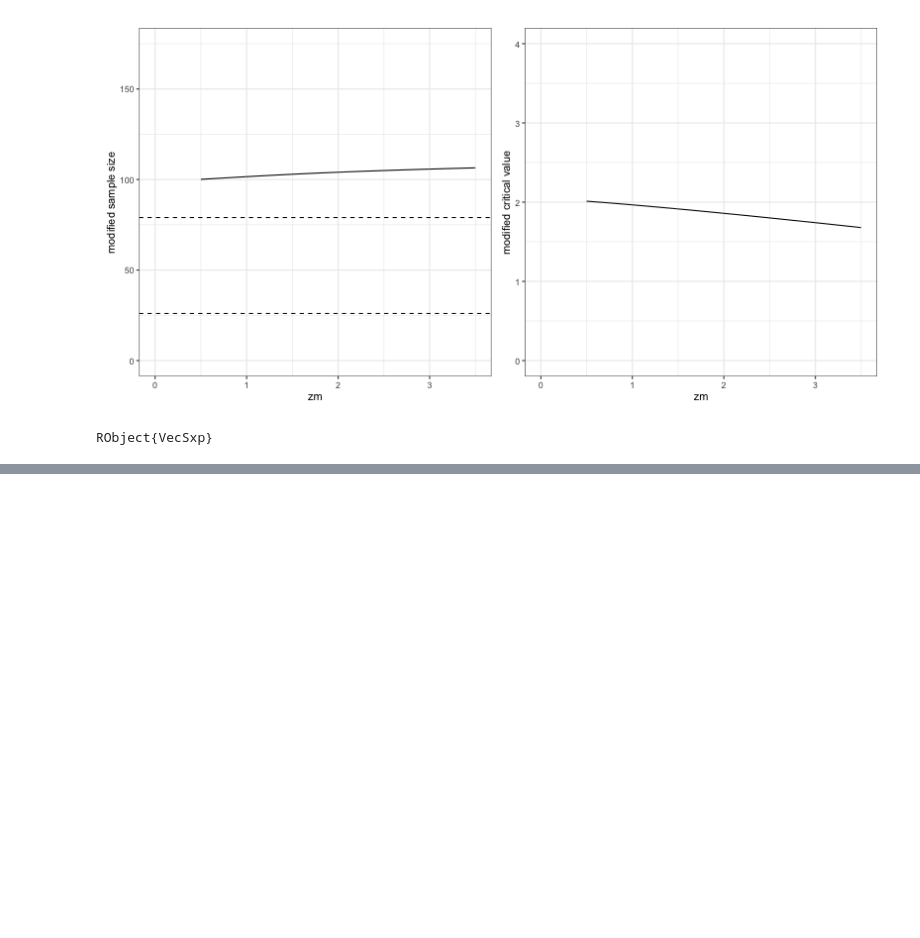
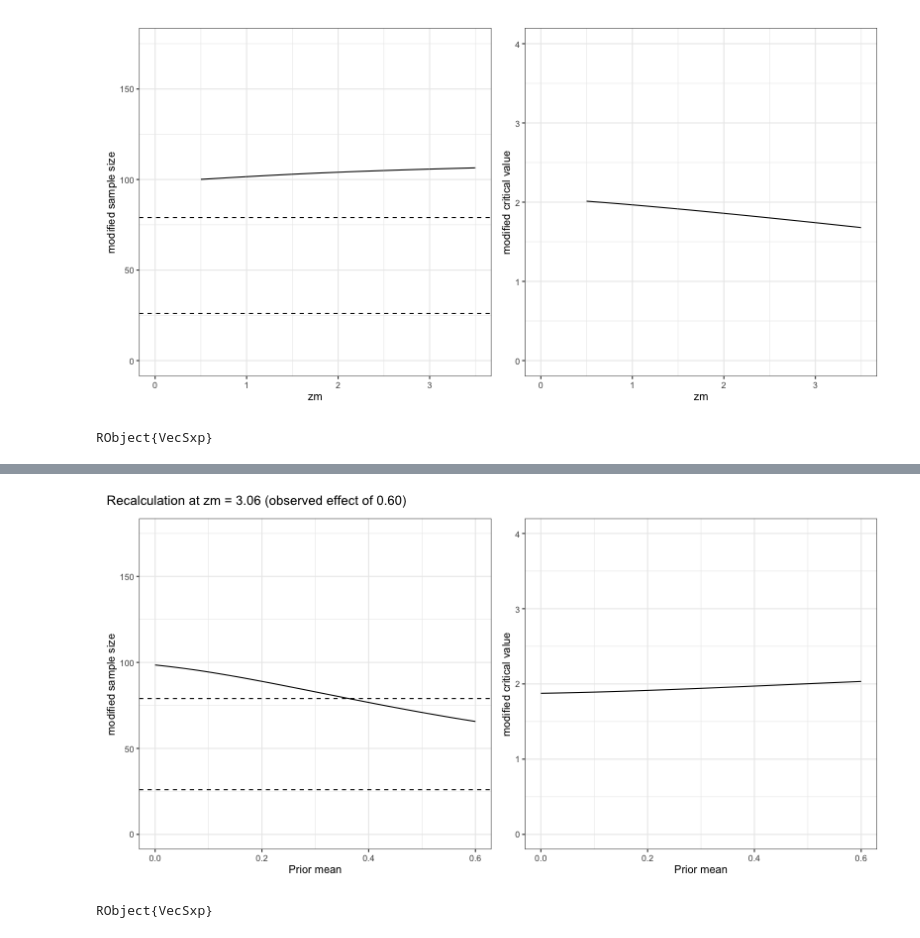
Before and after one commit to kkmann/unblinded-sample-size-adaptation, a Jupyter notebook: notebooks/conditional-power-and-friends.ipynb, the cells around one changed output, grey strips where cells are left out. Drawn from its saved outputs; the diff is of its cells as text; code cells hidden in the pictures; blank space fills up the shorter version.

```diff
--- a/notebooks/conditional-power-and-friends.ipynb
+++ b/notebooks/conditional-power-and-friends.ipynb
@@ -952,0 +1039,18 @@ TODO: implement, get $\lambda$ via lagrange multiplier
+# %%
+# step one identify λ
+function get_n(λ)
+    mdl =  Model(optimizer_with_attributes(Ipopt.Optimizer, "max_cpu_time" => 60.0, "print_level" => 0))
+    @variable(mdl, 0 <= n′)
+    function EP(n′)
+             norm = integrate(φ, 0)
+        cprior(θ) = prior(θ)/norm
+        integrate(θ -> (1 - cdf(Normal(√(n′)*θ, 1), crit)) * cprior(θ), 0)
+    end
+    register(mdl, :EP, 1, EP; autodiff = true)
+    @NLobjective(mdl, Min, n′ - λ*EP(n′))
+    optimize!(mdl)
+    value(n′)
+end
+
+λ = collect(400:500)[findmin(abs.(get_n.(400:500) .- 79))[2]]
+@show get_n(λ), λ
@@ -952,0 +1062,61 @@ TODO: implement, get $\lambda$ via lagrange multiplier
+# %%
+function adapt5(zm, n_min, n_max, λ, priornewmean)
+    α′ = CP(zm, n, m, crit, 0.0)
+    mdl = Model(optimizer_with_attributes(Ipopt.Optimizer, "max_cpu_time" => 60.0, "print_level" => 0))
+    # pretty sensitive to starting values
+    @variable(mdl, 0.8*crit <= crit′<= 2*crit, start = crit)
+    @variable(mdl, n_min <= n′ <= n_max, start = max(m + 2, n/zm))
+    cp_(n′, crit′) = CP(zm, n′, m, crit′, 0.0)
+    register(mdl, :cp_, 2, cp_; autodiff = true)
+    pp_(n′, crit′) = PP(zm, n′, m, crit′, θ -> pdf(Normal(priornewmean, 0.2), θ))
+    register(mdl, :pp_, 2, pp_; autodiff = true)
+    @NLobjective(mdl, Min, n′ - λ*pp_(n′, crit′))
+    @NLconstraint(mdl , cp_(n′, crit′) <= cp_(n, crit))
+    optimize!(mdl)
+    if Int(termination_status(mdl)) == 4
+        res = [value(n′), value(crit′)]
+    else
+        if zm > 3
+            return [n_min, -Inf]
+        else
+            return [m, Inf]
+        end
+    end
+    if round(res[1]) == n_min # hit lower bound, refit with conditional error equality to get critical value
+        mdl = Model(optimizer_with_attributes(Ipopt.Optimizer, "max_cpu_time" => 60.0, "print_level" => 0))
+        @variable(mdl, crit <= crit′ <= crit + zm/2, start = crit)
+        register(mdl, :cp_, 2, cp_; autodiff = true)
+        @NLconstraint(mdl , cp_(res[1], crit′) == cp_(n, crit))
+        optimize!(mdl)
+        res[2] = value(crit′)
+    end
+    return res
+end
+
+         res = hcat(0:0.01:0.6, hcat(adapt5.(sqrt(26)*0.4, n_min, n_max, λ, 0:0.01:0.6)...)')
+         res = res[.!isnan.(res[:, 2]), :]
+tbl_adapted7 = convert(DataFrame, res)
+rename!(tbl_adapted7, [:priormean, :nprime, :cprime])
+
+R"
+plt1 <- ggplot($tbl_adapted7) +
+    aes(priormean, nprime) +
+    geom_line() +
+    geom_hline(yintercept = 26, linetype = 2) +
+    geom_hline(yintercept = 79, linetype = 2) +
+    scale_x_continuous('Prior mean') +
+    scale_y_continuous('modified sample size', limits = c(0, 175)) +
+    theme_bw()
+plt2 <- ggplot($tbl_adapted7) +
+    aes(priormean, cprime) +
+    geom_line() +
+    scale_x_continuous('Prior mean') +
+    scale_y_continuous('modified critical value', limits = c(0, 4)) +
+    theme_bw()
+plt1 + plt2 + plot_annotation(
+    title = sprintf('Recalculation at zm = %.2f (observed effect of %.2f) ', sqrt(26)*0.6, 0.6)
+)
+"
+# %% [output]
+[figure, added]
+RObject{VecSxp}
```
Also changed, not shown: parts of 17 cells of this notebook, 1 other file.
